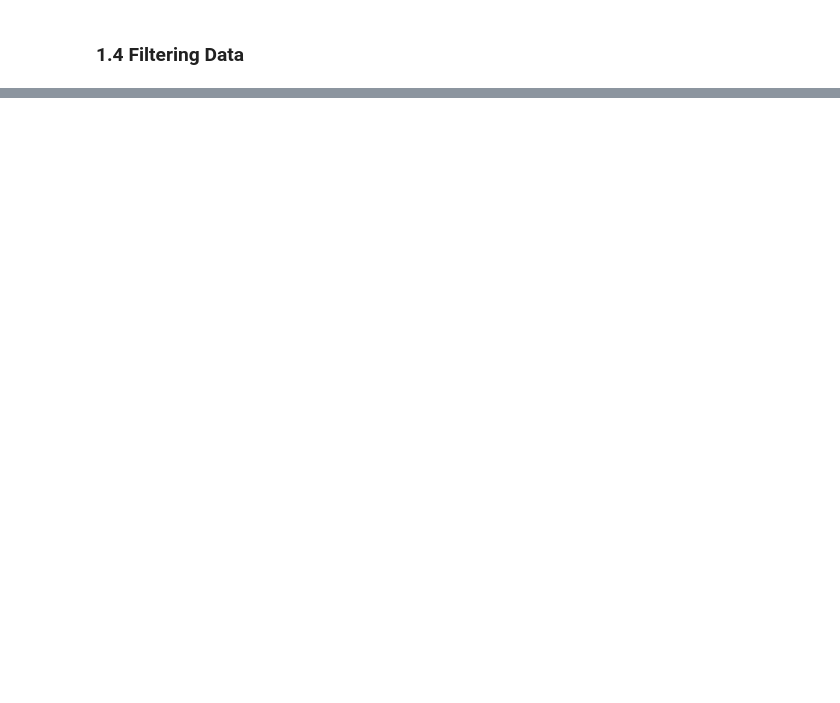
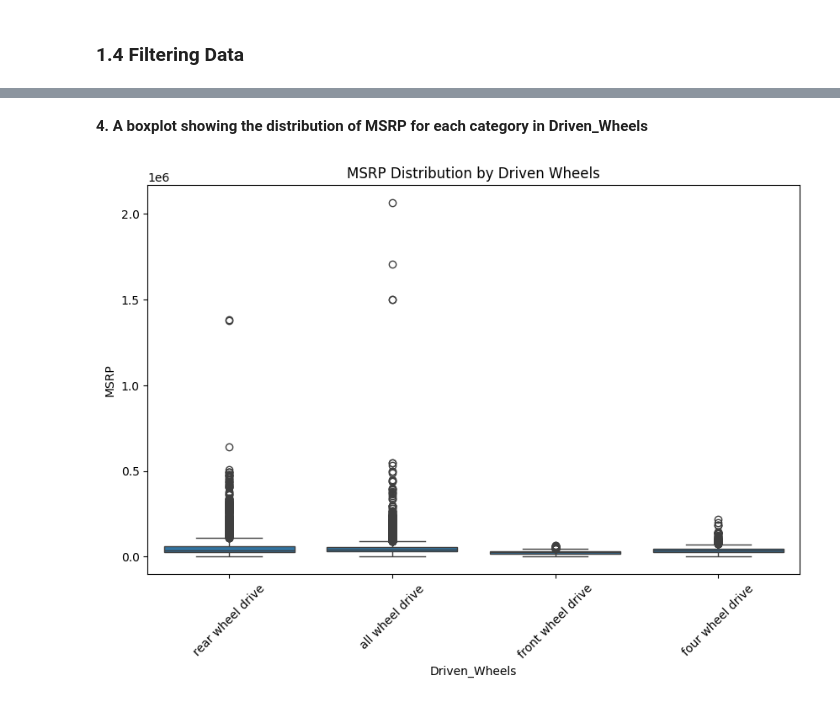
Before and after one commit to prathikshaghasari/automotive-eda-python, a Jupyter notebook: Project_Car_Dataset_Analysis.ipynb, the cells around one changed output, grey strips where cells are left out. Cells and saved outputs as stored; diff of their text form; code cells hidden in the pictures; blank space fills up the shorter version.

```diff
--- a/Project_Car_Dataset_Analysis.ipynb
+++ b/Project_Car_Dataset_Analysis.ipynb
@@ -239,0 +522,11 @@ dtype: object
+# %% [markdown]
+**4. A boxplot showing the distribution of MSRP for each category in Driven_Wheels**
+# %%
+# Create a boxplot of MSRP by Driven_Wheels category
+plt.figure(figsize=(10, 6))
+sns.boxplot(data=df_car_filtered, x='Driven_Wheels', y='MSRP')
+plt.title('MSRP Distribution by Driven Wheels')
+plt.xticks(rotation=45)
+plt.show()
+# %% [output]
+[figure, added]
```
Also changed, not shown: parts of 66 cells of this notebook.
